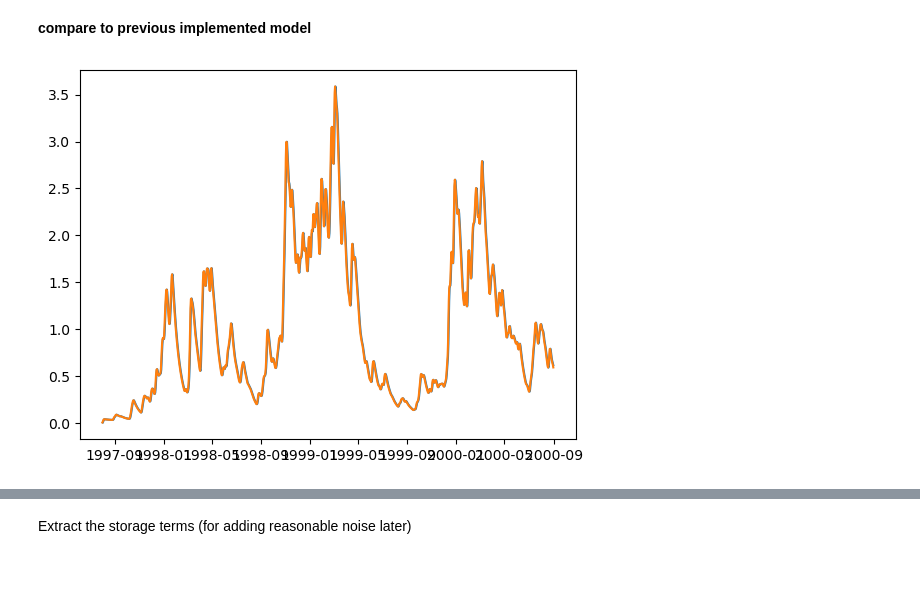
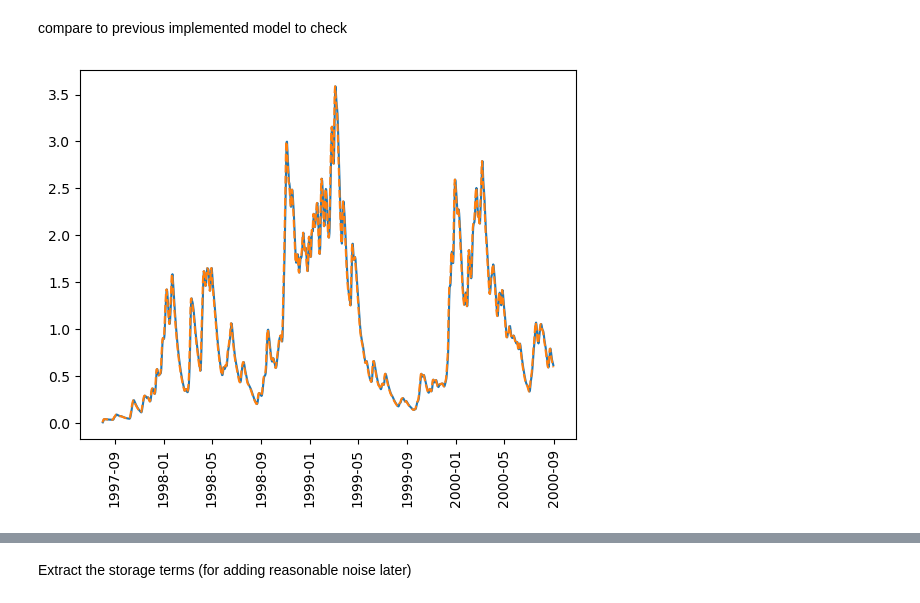
Before and after one commit to Daafip/HBV-data-assimilation, a Jupyter notebook: Forward model BMI.ipynb, the cells around one changed output, grey strips where cells are left out. Saved outputs shown, nothing was run; the diff lists cells and outputs as text; code cells hidden in the pictures; blank space fills up the shorter version.

Commit message:
updating code and figures

```diff
--- a/Forward model BMI.ipynb
+++ b/Forward model BMI.ipynb
@@ -49,15 +51,16 @@ while model.get_current_time() < model.get_end_time():
     Q_m.append(model.get_value("Q_m", np.array([0.])))
     time.append(pd.Timestamp(model.get_current_time(), unit="s"))
 # %% [markdown]
-**compare to previous implemented model**
+compare to previous implemented model to check
 # %%
 Q_m_in_ref = np.loadtxt("Q_m_out_ref.txt")
 # %%
 plt.plot(time, Q_m)
-plt.plot(model.df.index, Q_m_in_ref);
-# basically identical
+plt.plot(model.df.index, Q_m_in_ref,ls="--");
+plt.xticks(rotation=90);
+# identical
 # %% [output]
-[figure, old version]
+[figure, new version]
 # %%
 n_particles = 10
 # %%
```
Also changed, not shown: parts of 53 cells of this notebook, 7 other files.
